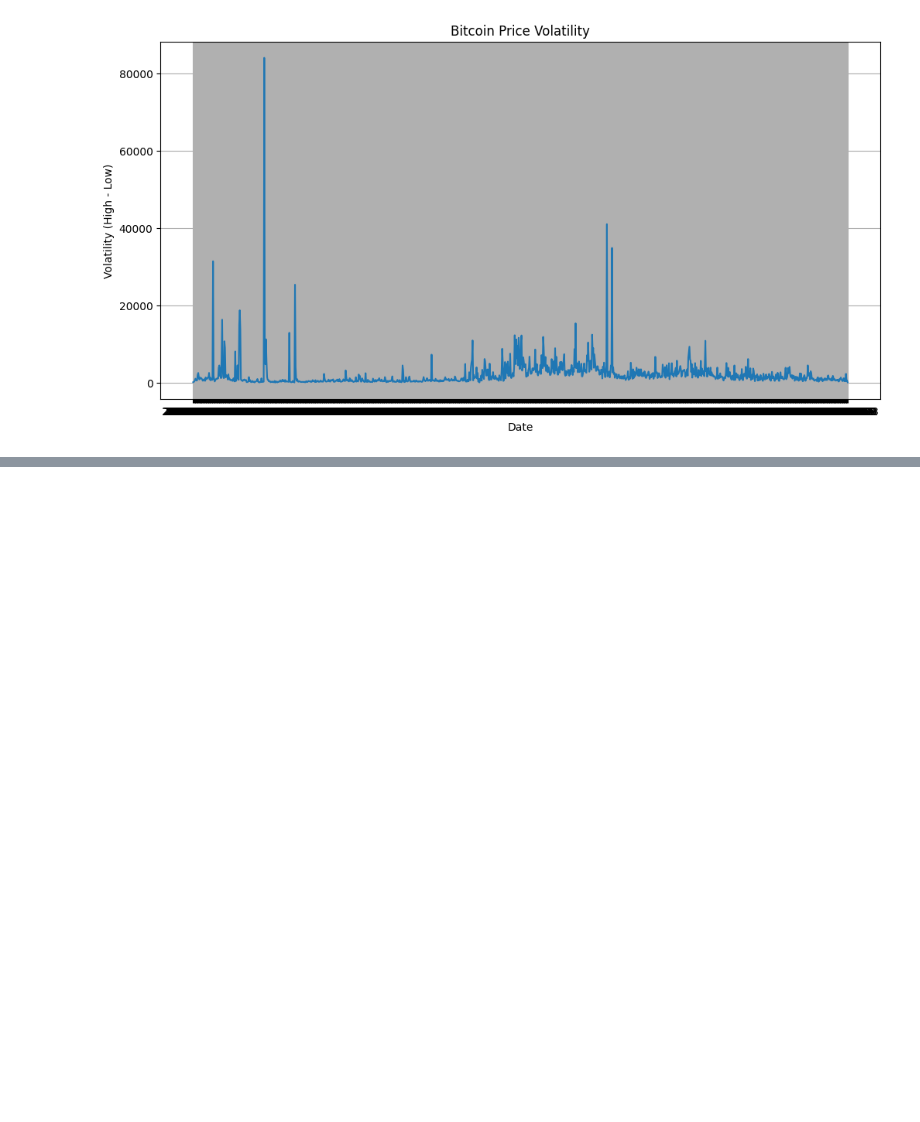
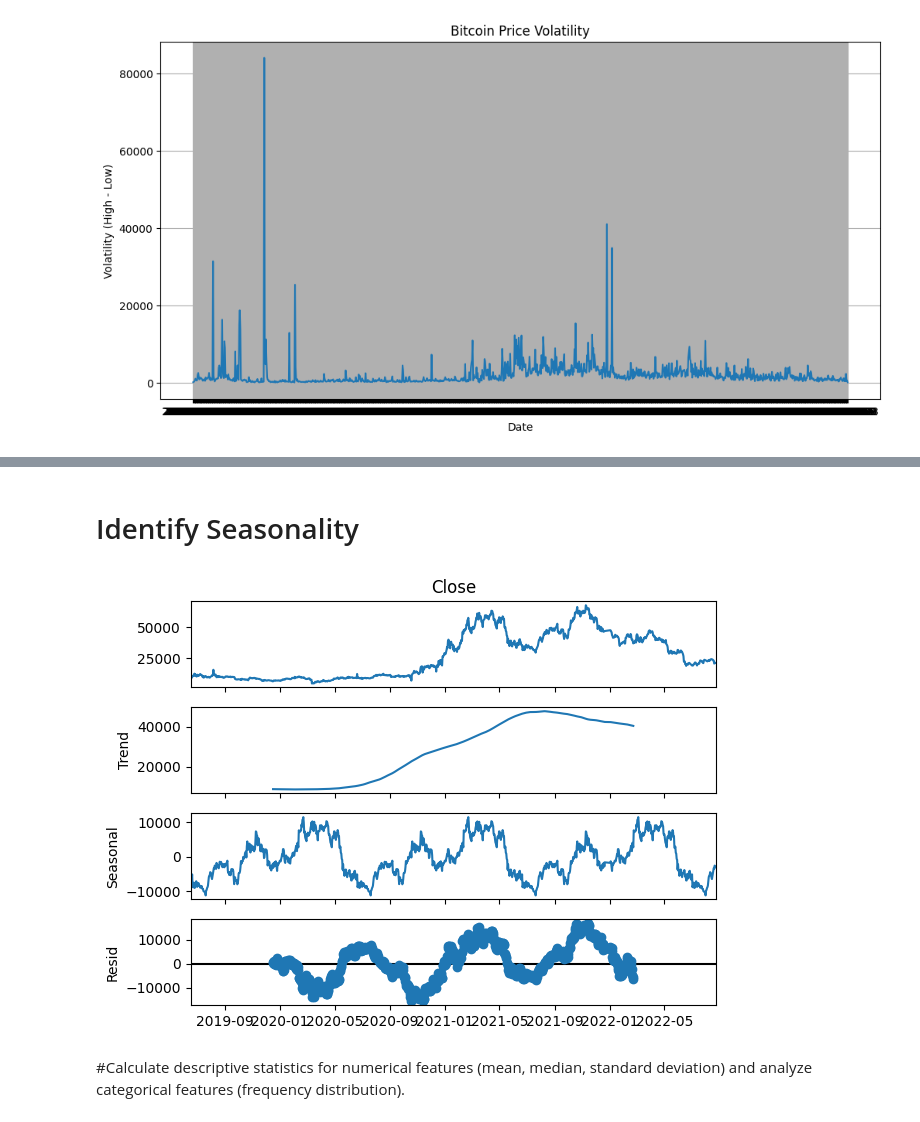
Before and after one commit to Shamiul-693/Predicting-Cryptocurrency-Prices, a Jupyter notebook: Predicting_Cryptocurrency_Prices.ipynb, the cells around one changed output, grey strips where cells are left out. Cells and saved outputs as stored; diff of their text form; code cells hidden in the pictures; blank space fills up the shorter version.

```diff
--- a/Predicting_Cryptocurrency_Prices.ipynb
+++ b/Predicting_Cryptocurrency_Prices.ipynb
@@ -172,0 +205,15 @@ plt.show()
+# %% [markdown]
+# Identify Seasonality
+# %%
+from statsmodels.tsa.seasonal import seasonal_decompose
+
+# Decompose the time series
+result = seasonal_decompose(df['Close'], model='additive', period=365)
+
+# Plot the decomposition
+result.plot()
+plt.show()
+# %% [output]
+[figure, added]
+# %% [markdown]
+#Calculate descriptive statistics for numerical features (mean, median, standard deviation) and analyze categorical features (frequency distribution).
```
Also changed, not shown: parts of 4 cells of this notebook.
